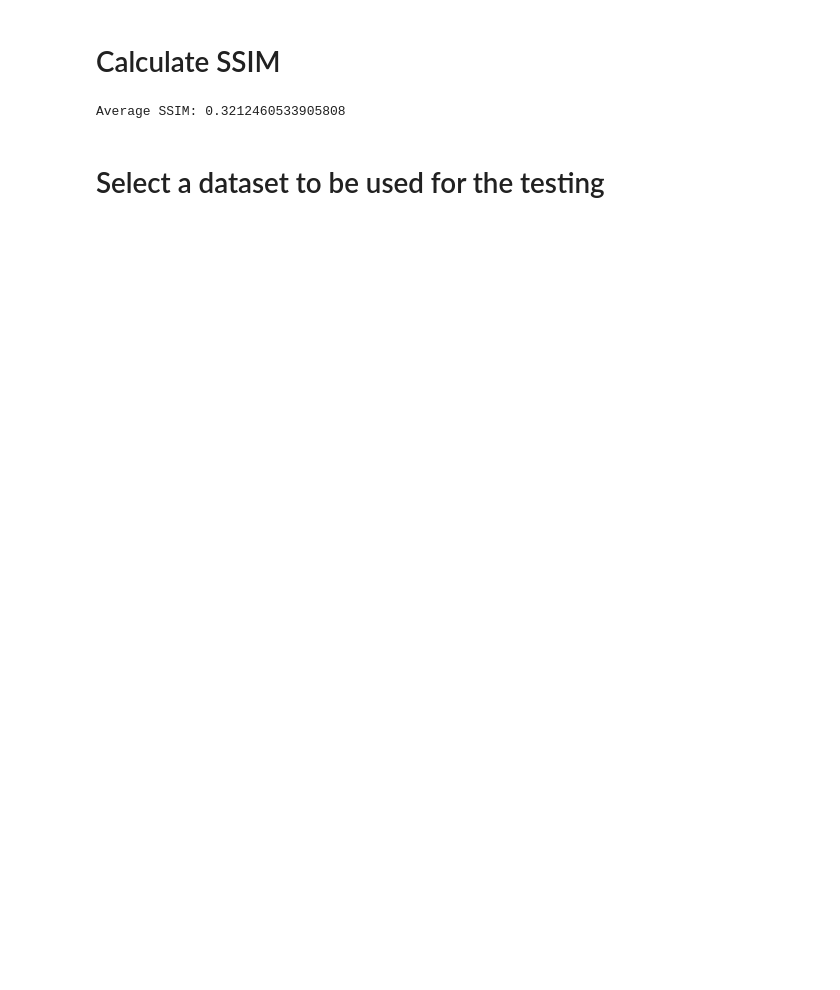
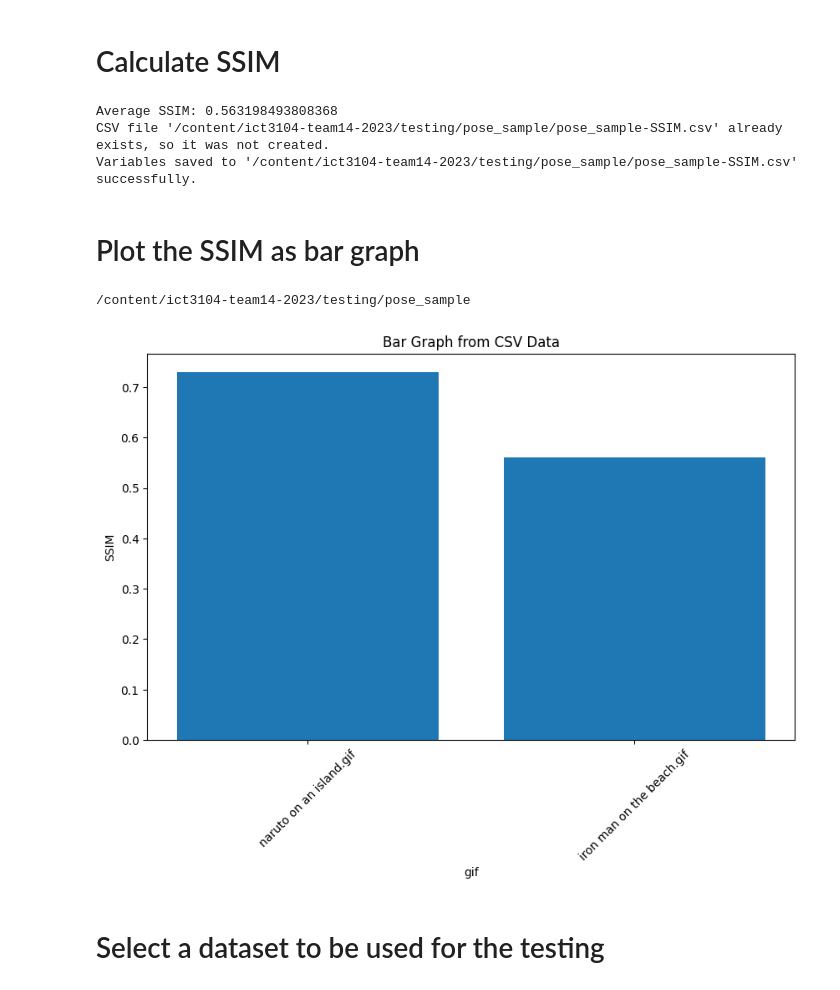
Before and after one commit to YUyou0/ict3104-team14-2023, a Jupyter notebook: 3104group14.ipynb, the cells around one changed output. Saved outputs shown, nothing was run; the diff lists cells and outputs as text; code cells hidden in the pictures; blank space fills up the shorter version.

Commit message:
added graph for SSIM

```diff
--- a/3104group14.ipynb
+++ b/3104group14.ipynb
@@ -549,8 +547,63 @@ cap.release()
 average_ssim = sum(ssim_values) / len(ssim_values)
 
 print("Average SSIM:", average_ssim)
+formatted_ssim = "{:.2f}".format(average_ssim)
+
+# Specify the CSV file path you want to create
+csv_file_path = f"/content/ict3104-team14-2023/testing/{trimmed_selected_model}/{trimmed_selected_model}-SSIM.csv"
+
+# Check if the CSV file exists
+if not os.path.exists(csv_file_path):
+    # If it doesn't exist, create it and write headers (if needed)
+    with open(csv_file_path, 'w', newline='') as csvfile:
+        # You can write headers here if needed
+        # For example:
+        fieldnames = ['gif', 'SSIM',]
+        writer = csv.DictWriter(csvfile, fieldnames=fieldnames)
+        writer.writeheader()
+    print(f"CSV file '{csv_file_path}' created successfully.")
+else:
+    print(f"CSV file '{csv_file_path}' already exists, so it was not created.")
+
+# Create or open the CSV file in append mode
+with open(csv_file_path, mode='a', newline='') as file:
+    writer = csv.writer(file)
+
+    # Write the variables into a CSV row
+    writer.writerow([selected_gif,formatted_ssim])
+
+print(f"Variables saved to '{csv_file_path}' successfully.")
 # %% [output]
-Average SSIM: 0.3212460533905808
+Average SSIM: 0.563198493808368
+CSV file '/content/ict3104-team14-2023/testing/pose_sample/pose_sample-SSIM.csv' already exists, so it was not created.
+Variables saved to '/content/ict3104-team14-2023/testing/pose_sample/pose_sample-SSIM.csv' successfully.
+# %% [markdown]
+# Plot the SSIM as bar graph
+# %%
+%cd /content/ict3104-team14-2023/testing/pose_sample
+
+import pandas as pd
+import matplotlib.pyplot as plt
+
+df = pd.read_csv("pose_sample-SSIM.csv")
+
+# Extract data from the DataFrame
+categories = df["gif"]
+values = df["SSIM"]
+
+# Create a bar graph
+plt.figure(figsize=(10, 6))  # Set the figure size
+plt.bar(categories, values)
+plt.xlabel("gif")
+plt.ylabel("SSIM")
+plt.title("Bar Graph from CSV Data")
+plt.xticks(rotation=45)  # Rotate x-axis labels for better readability
+
+# Display the graph
+plt.show()
+# %% [output]
+/content/ict3104-team14-2023/testing/pose_sample
+[figure, added]
 # %% [markdown]
 # Select a dataset to be used for the testing
 # %%
```
Also changed, not shown: parts of 12 cells of this notebook.
